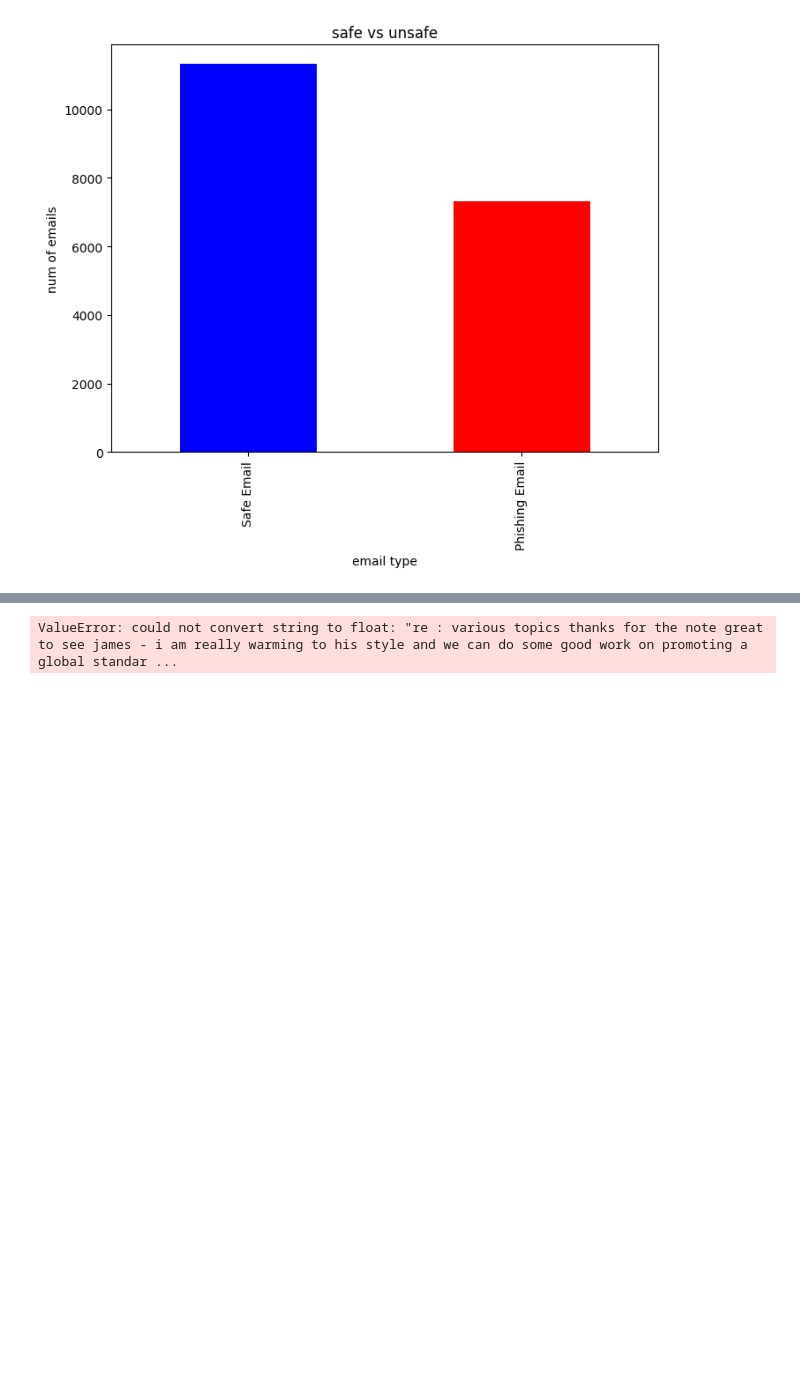
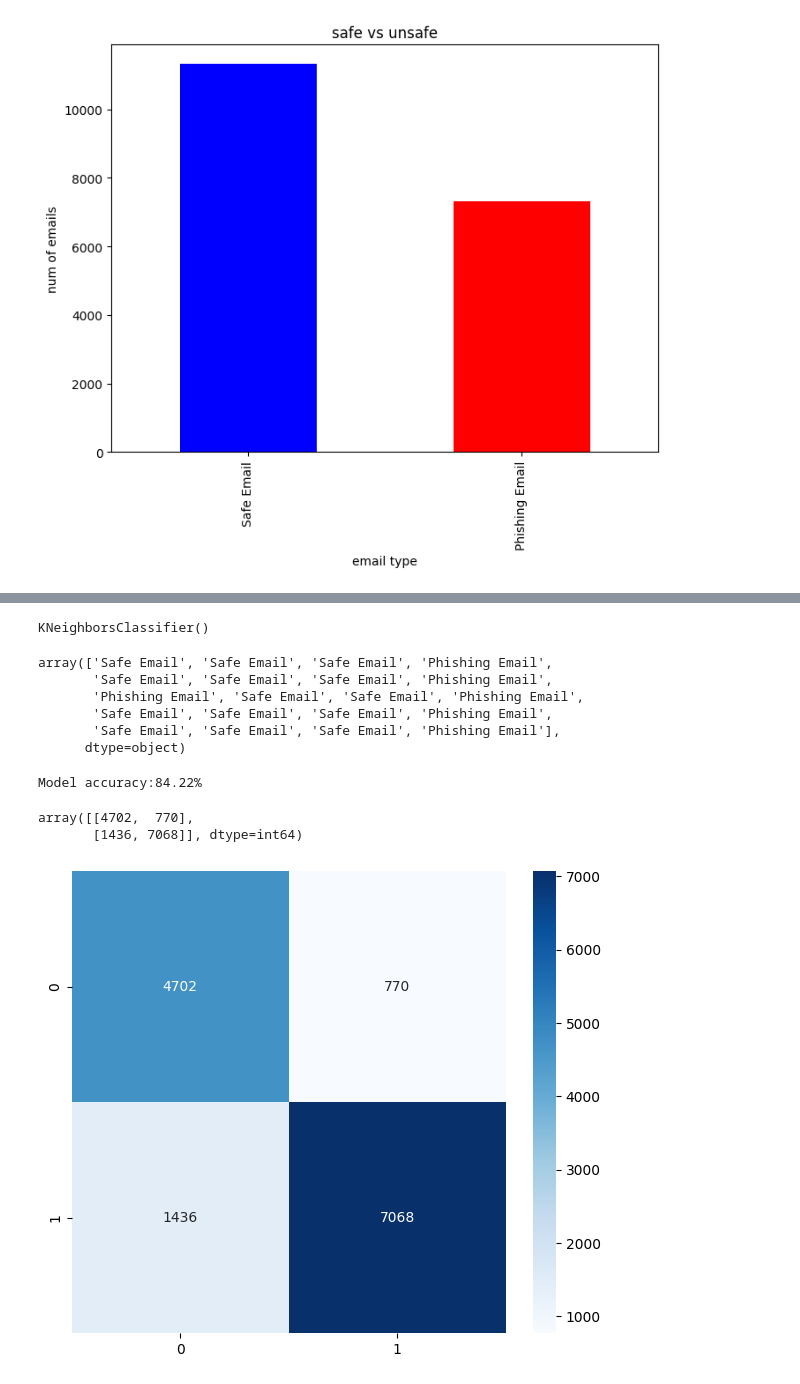
Before and after one commit to Zenon-Nowakowski/Phishing-email-detection-AI, a Jupyter notebook: main.ipynb, the cells around one changed output, grey strips where cells are left out. Drawn from its saved outputs; the diff is of its cells as text; code cells hidden in the pictures; blank space fills up the shorter version.

Commit message:
Utilized KNN, preped and visualized data
Co-Authored-By: JN2402 <103538165+JN2402@users.noreply.github.com>

```diff
--- a/main.ipynb
+++ b/main.ipynb
@@ -132,0 +117,4 @@ df.head()
+# %%
+# Convert Strings to float values for KNN training
+count = CountVectorizer()
+input = count.fit_transform(df['Email Text'])
@@ -133,8 +123,19 @@ df.head()
 # %%
 KNeighborsClassifier(n_neighbors=5, weights='uniform')
-X_train, X_test, y_train, y_test = train_test_split(df, target, random_state=11, test_size=0.8)
+X_train, X_test, y_train, y_test = train_test_split(input, target, random_state=11, test_size=0.75)
 #define knn from the KNeighborsClassifier function defined in the sklearn.neighbors module
 knn = KNeighborsClassifier()
 knn.fit(X=X_train, y=y_train)
 # %% [output]
-ValueError: could not convert string to float: "re : various topics thanks for the note great to see james - i am really warming to his style and we can do some good work on promoting a global standar ...
+KNeighborsClassifier()
+# %%
+predicted = knn.predict(X=X_test)
+expected = y_test
+predicted[:20]
+# %% [output]
+array(['Safe Email', 'Safe Email', 'Safe Email', 'Phishing Email',
+       'Safe Email', 'Safe Email', 'Safe Email', 'Phishing Email',
+       'Phishing Email', 'Safe Email', 'Safe Email', 'Phishing Email',
+       'Safe Email', 'Safe Email', 'Safe Email', 'Phishing Email',
+       'Safe Email', 'Safe Email', 'Safe Email', 'Phishing Email'],
+      dtype=object)
@@ -140,0 +145,20 @@ ValueError: could not convert string to float: "re : various topics thanks for t
+# %%
+print("Model accuracy:%.2f%%" %(knn.score(X_test,y_test)*100))
+# %% [output]
+Model accuracy:84.22%
+# %%
+confusion = confusion_matrix(y_true=expected, y_pred=predicted)
+confusion
+# %% [output]
+array([[4702,  770],
+       [1436, 7068]], dtype=int64)
+# %%
+# Better visualziation of the confusion matrix using the seaborn library
+confusion_df = pd.DataFrame(confusion,
+index=range(2), columns=range(2))
+import seaborn as sns
+figure = plt.figure(figsize=(7, 6))
+axes = sns.heatmap(confusion_df, annot=True,
+cmap="Blues", fmt="d", )
+# %% [output]
+[figure, added]
```
Also changed, not shown: parts of 7 cells of this notebook, 1 other file.
